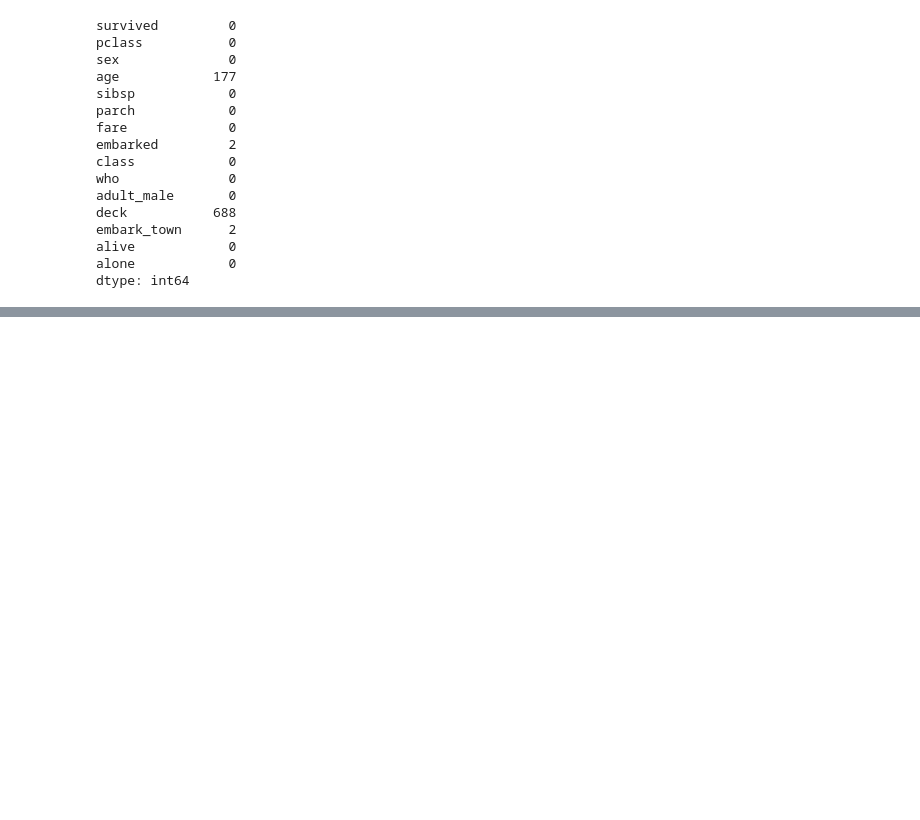
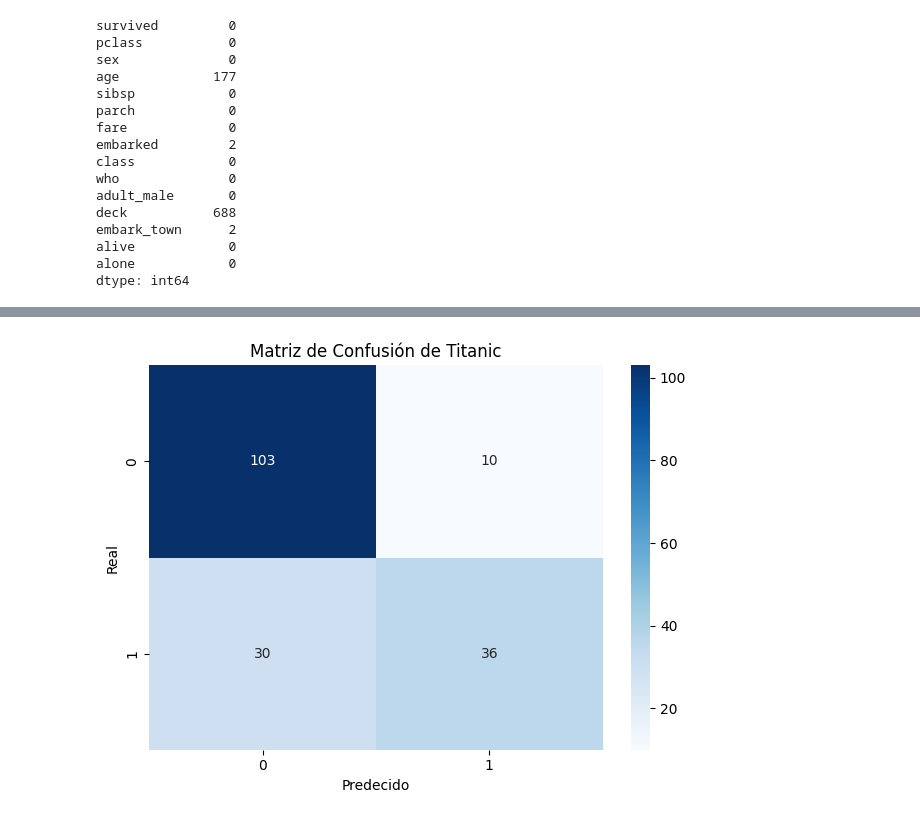
Before and after one commit to lautaorsi/AI-IBM-COURSE, a Jupyter notebook: ML-WITH-PYTHON/Final-Project/Practice/Titanic.ipynb, the cells around one changed output, grey strips where cells are left out. Cells and saved outputs as stored; diff of their text form; code cells hidden in the pictures; blank space fills up the shorter version.

Commit message:
Finished Titanic training

```diff
--- a/ML-WITH-PYTHON/Final-Project/Practice/Titanic.ipynb
+++ b/ML-WITH-PYTHON/Final-Project/Practice/Titanic.ipynb
@@ -95,0 +116,5 @@ Por último, armemos el split de entrenamiento/validación
+# %%
+X_train, X_test, Y_train, Y_test = train_test_split(x,y,test_size=.2)
+
+numerical_features = X_train.select_dtypes(include=['number']).columns.tolist()
+categorical_features = X_train.select_dtypes(include=['object', 'category']).columns.tolist()
@@ -95,0 +148,13 @@ Por último, armemos el split de entrenamiento/validación
+# %%
+pipeline = Pipeline(steps=[
+    ('preprocessor', preprocessor),
+    ('classifier', RandomForestClassifier(random_state=31))
+])
+
+param_grid = {
+    'classifier__n_estimators': [50,75,100],
+    'classifier__max_depth': [None, 10, 20],
+    'classifier__min_samples_split': [2, 5]
+}
+
+cv = StratifiedKFold(n_splits=8, shuffle=True)
@@ -95,0 +165,3 @@ Por último, armemos el split de entrenamiento/validación
+# %%
+model = GridSearchCV(estimator=pipeline, param_grid=param_grid, cv=cv, scoring='accuracy', verbose=1)
+model.fit(X_train, Y_train)
@@ -95,0 +191,2 @@ Por último, armemos el split de entrenamiento/validación
+# %%
+random_forest_y_pred = model.predict(X_test)
@@ -95,0 +208,17 @@ Por último, armemos el split de entrenamiento/validación
+# %%
+
+conf_matrix = confusion_matrix(Y_test, random_forest_y_pred)
+
+plt.figure()
+sns.heatmap(conf_matrix, annot=True, cmap='Blues', fmt='d')
+
+
+plt.title('Matriz de Confusión de Titanic')
+plt.xlabel('Predecido')
+plt.ylabel('Real')
+
+# Show the plot
+plt.tight_layout()
+plt.show()
+# %% [output]
+[figure, added]
```
Also changed, not shown: parts of 25 cells of this notebook.
